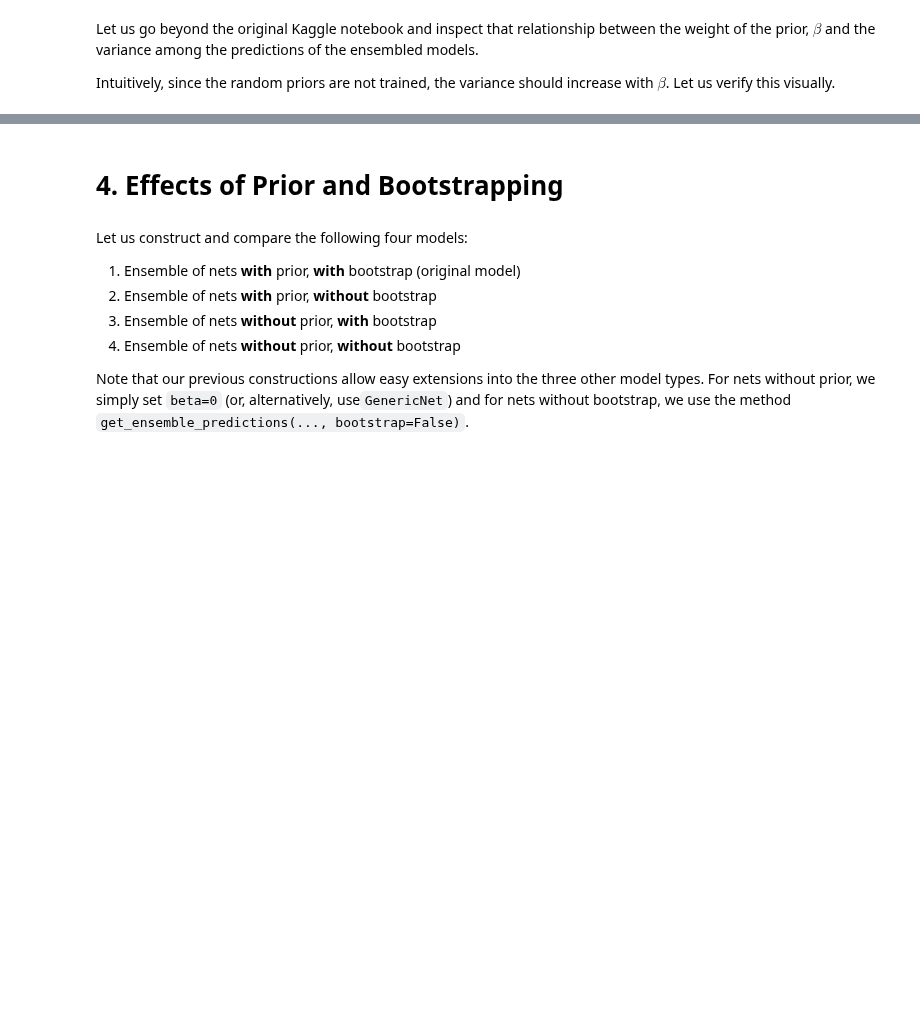
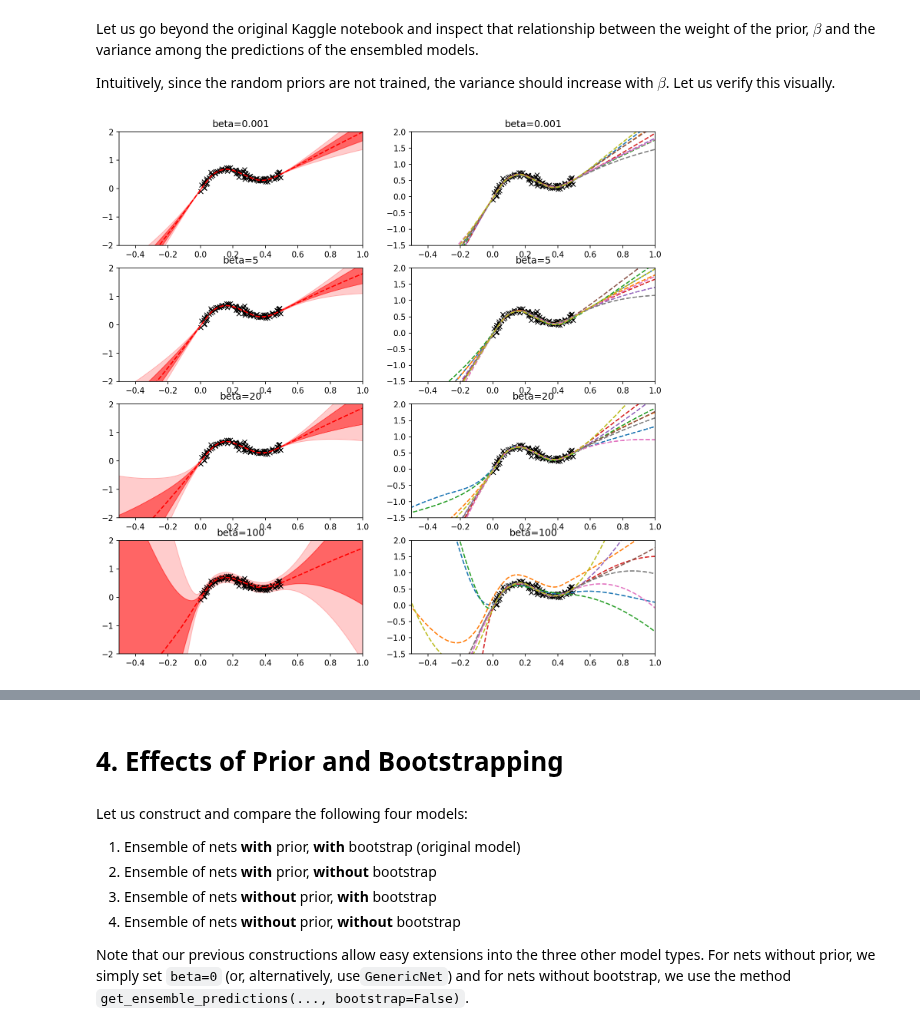
Before and after one commit to probml/probml-notebooks, a Jupyter notebook: notebooks/randomized_priors.ipynb, the cells around one changed output, grey strips where cells are left out. Cells and saved outputs as stored; diff of their text form; code cells hidden in the pictures; blank space fills up the shorter version.

```diff
--- a/notebooks/randomized_priors.ipynb
+++ b/notebooks/randomized_priors.ipynb
@@ -201,35 +237,49 @@ Let us go beyond the original Kaggle notebook and inspect that relationship betw
 
 Intuitively, since the random priors are not trained, the variance should increase with $\beta$. Let us verify this visually.
 # %%
-# Plot mean, std for various values of beta
-def plot_mean_std_betas(n_estimators, betas, X, Y, X_new, epochs):
-    res = [get_ensemble_predictions(n_estimators, beta, X, Y, x_grid, epochs)
-           for beta in betas]
-    means = [grids[2].mean(axis=0)[:,0] for grids in res]
-    stds = [grids[2].std(axis=0)[:,0] for grids in res]
-    fig = plt.figure(figsize=[12, len(betas)*3], dpi=150)
-    fig.suptitle('Uncertainty estimates given by bootstrapped ensemble of '
-                 'neural networks with randomized priors',
-                 verticalalignment='center')
-    for i, beta in enumerate(betas):
-        # Plot predictive mean and std (left graph)
-        plt.subplot(len(betas), 2, 2*i+1)
-        plt.plot(X, Y, 'kx', label='Toy data')
-        plt.title(f'Mean and Deviation for beta={beta}', fontsize=12)
-        plt.xlim(-0.5, 1.0); plt.ylim(-2, 2)
-        plt.legend()
-        plt.plot(X_new, means[i], 'r--', linewidth=1.5)
-        plt.fill_between(X_new.reshape(1,-1)[0], means[i] - stds[i],
-                         means[i] + stds[i], alpha=0.5, color='red')
-        plt.fill_between(X_new.reshape(1,-1)[0], means[i] + 2*stds[i],
-                         means[i] - 2*stds[i], alpha=0.2, color='red')
 
-        # Plot means of each net in ensemble (right graph)
-        plt.subplot(len(betas), 2, 2*i+2)
-        plt.plot(X, Y, 'kx', label='Toy data')
-        plt.title(f'Samples for beta={beta}', fontsize=12)
-        plt.xlim(-0.5, 1.0); plt.ylim(-1.5, 2)
-        plt.legend()
-        for j in range(n_estimators):
-            plt.plot(X_new, res[i][2][j,:,0], linestyle='--', linewidth=1.5)
-    plt.show();
+# Choose a diverse selection of beta values
+betas = [0.001, 5, 20, 100]
+
+n_estimators,  X_new, epochs = 9,  x_grid, 3000
+
+# parallelize me
+res = [get_ensemble_predictions(n_estimators, beta, X, Y, x_grid, epochs)
+        for beta in betas]
+
+means = [grids[2].mean(axis=0)[:,0] for grids in res]
+stds = [grids[2].std(axis=0)[:,0] for grids in res]
+fig = plt.figure(figsize=[12, len(betas)*3], dpi=150)
+#fig = plt.figure(figsize=[10, len(betas)*1.5], dpi=150)
+#fig.suptitle('Uncertainty estimates given by bootstrapped ensemble of '
+#              'neural networks with randomized priors',
+#              verticalalignment='center')
+for i, beta in enumerate(betas):
+    # Plot predictive mean and std (left graph)
+    plt.subplot(len(betas), 2, 2*i+1)
+    plt.plot(X, Y, 'kx', label='Toy data')
+    #plt.title(f'Mean and Deviation for beta={beta}', fontsize=12)
+    plt.title(f'beta={beta}')
+    plt.xlim(-0.5, 1.0); plt.ylim(-2, 2)
+    #plt.legend()
+    plt.plot(X_new, means[i], 'r--', linewidth=1.5)
+    plt.fill_between(X_new.reshape(1,-1)[0], means[i] - stds[i],
+                      means[i] + stds[i], alpha=0.5, color='red')
+    plt.fill_between(X_new.reshape(1,-1)[0], means[i] + 2*stds[i],
+                      means[i] - 2*stds[i], alpha=0.2, color='red')
+
+    # Plot means of each net in ensemble (right graph)
+    plt.subplot(len(betas), 2, 2*i+2)
+    plt.plot(X, Y, 'kx', label='Toy data')
+    #plt.title(f'Samples for beta={beta}', fontsize=12)
+    plt.title(f'beta={beta}')
+    plt.xlim(-0.5, 1.0); plt.ylim(-1.5, 2)
+    #plt.legend()
+    for j in range(n_estimators):
+        plt.plot(X_new, res[i][2][j,:,0], linestyle='--', linewidth=1.5)
+
+plt.savefig('randomized_priors_changing_beta.pdf')
+plt.savefig('randomized_priors_changing_beta.png')
+plt.show()
+# %% [output]
+[figure, added]
```
Also changed, not shown: parts of 18 cells of this notebook.
